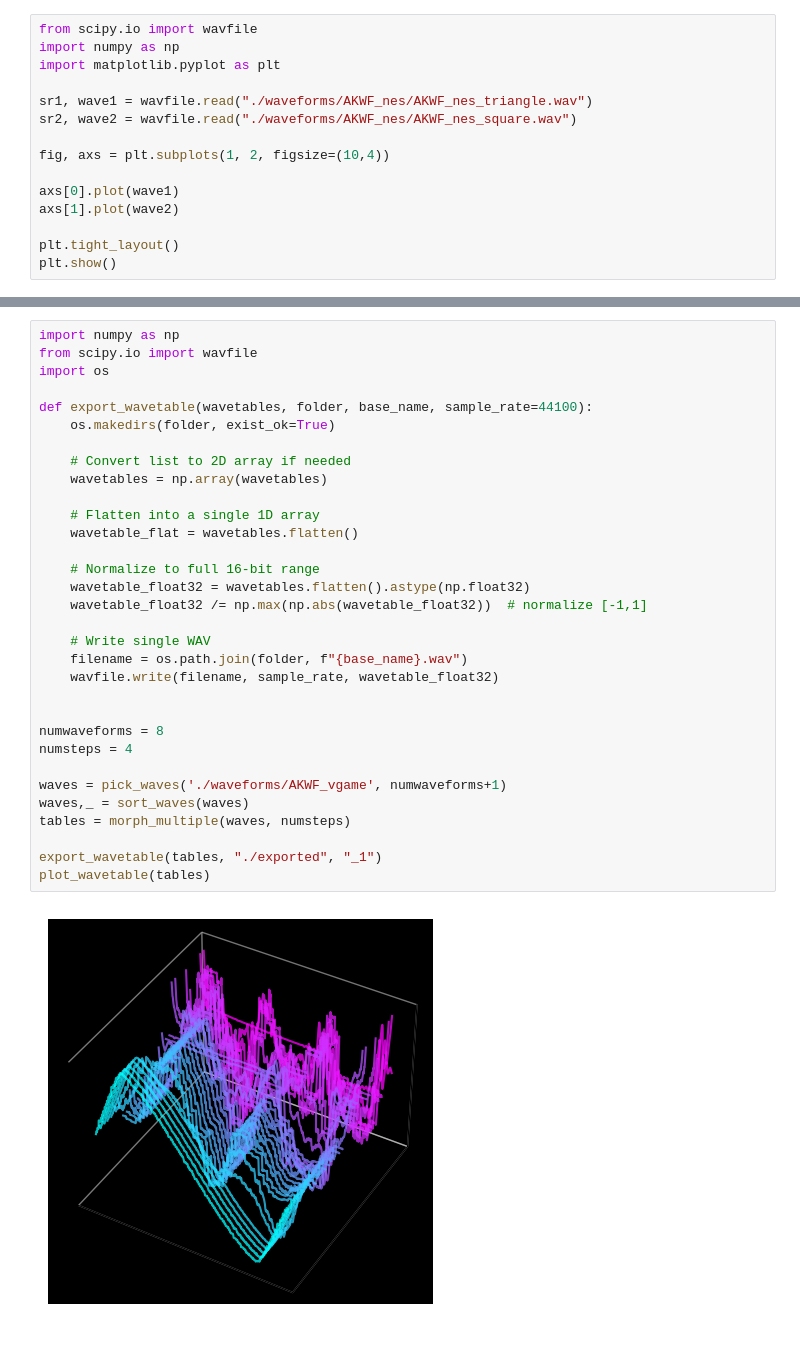
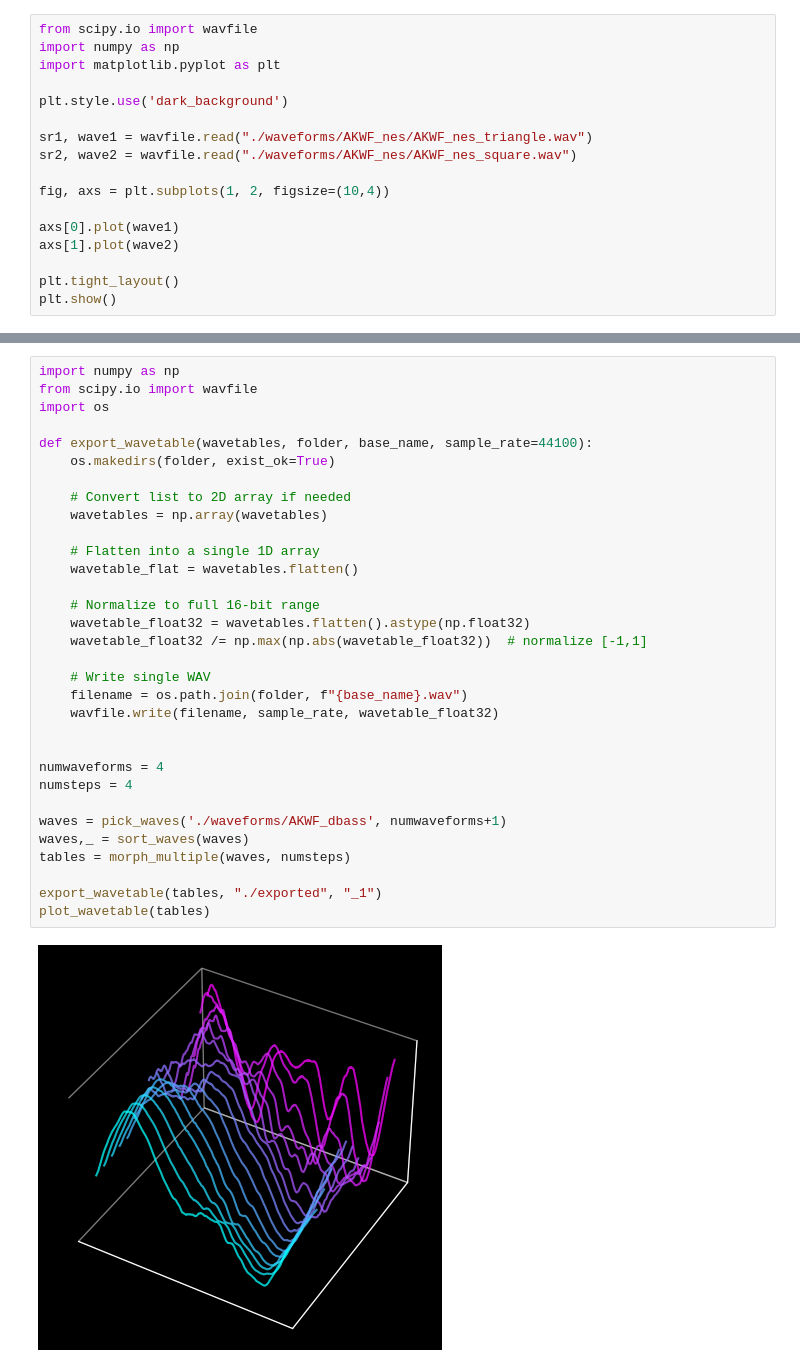
Before and after one commit to tiagolr/wavegen, a Jupyter notebook: main.ipynb, the cells around one changed output, grey strips where cells are left out. Saved outputs shown, nothing was run; the diff lists cells and outputs as text.

```diff
--- a/main.ipynb
+++ b/main.ipynb
@@ -2,6 +2,8 @@
 from scipy.io import wavfile
 import numpy as np
 import matplotlib.pyplot as plt
+
+plt.style.use('dark_background')
 
 sr1, wave1 = wavfile.read("./waveforms/AKWF_nes/AKWF_nes_triangle.wav")
 sr2, wave2 = wavfile.read("./waveforms/AKWF_nes/AKWF_nes_square.wav")
@@ -222,33 +211,33 @@ scores: [np.float64(2.62844325933858), np.float64(5.139027033880442), np.float64
 import numpy as np
 from scipy.io import wavfile
 import os
 
 def export_wavetable(wavetables, folder, base_name, sample_rate=44100):
     os.makedirs(folder, exist_ok=True)
 
     # Convert list to 2D array if needed
     wavetables = np.array(wavetables)
 
     # Flatten into a single 1D array
     wavetable_flat = wavetables.flatten()
 
     # Normalize to full 16-bit range
     wavetable_float32 = wavetables.flatten().astype(np.float32)
     wavetable_float32 /= np.max(np.abs(wavetable_float32))  # normalize [-1,1]
 
     # Write single WAV
     filename = os.path.join(folder, f"{base_name}.wav")
     wavfile.write(filename, sample_rate, wavetable_float32)
 
 
-numwaveforms = 8
+numwaveforms = 4
 numsteps = 4
 
-waves = pick_waves('./waveforms/AKWF_vgame', numwaveforms+1)
+waves = pick_waves('./waveforms/AKWF_dbass', numwaveforms+1)
 waves,_ = sort_waves(waves)
 tables = morph_multiple(waves, numsteps)
 
 export_wavetable(tables, "./exported", "_1")
 plot_wavetable(tables)
 # %% [output]
-[figure, old version]
+[figure, new version]
```
Also changed, not shown: parts of 3 cells of this notebook, 2 other files.
